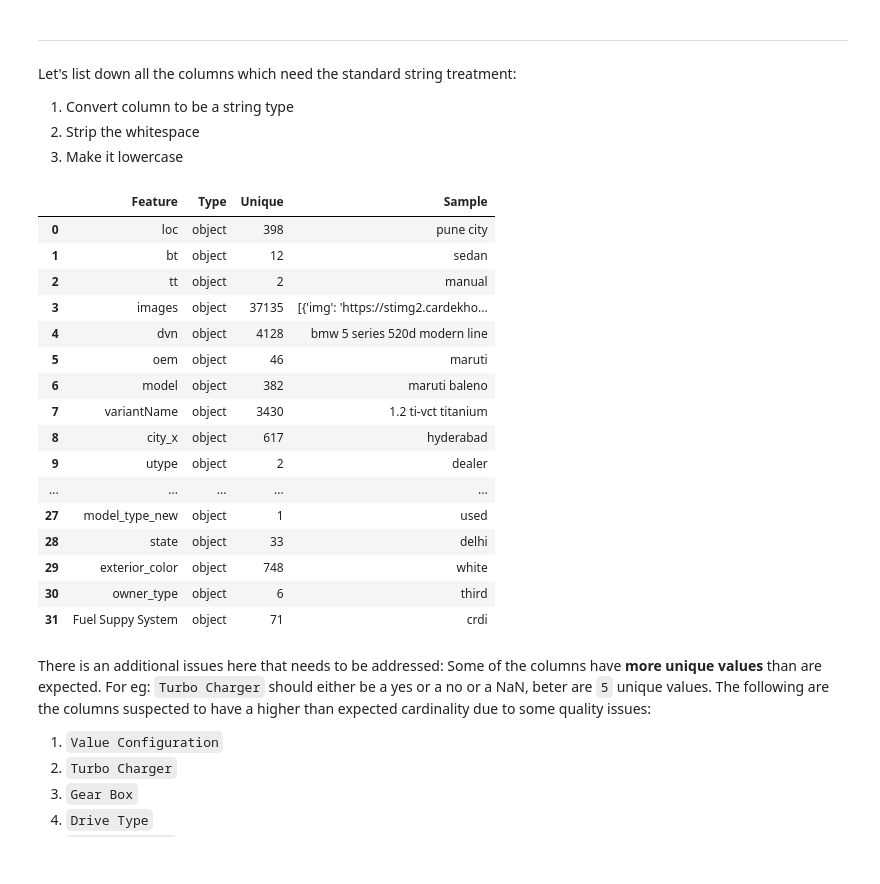
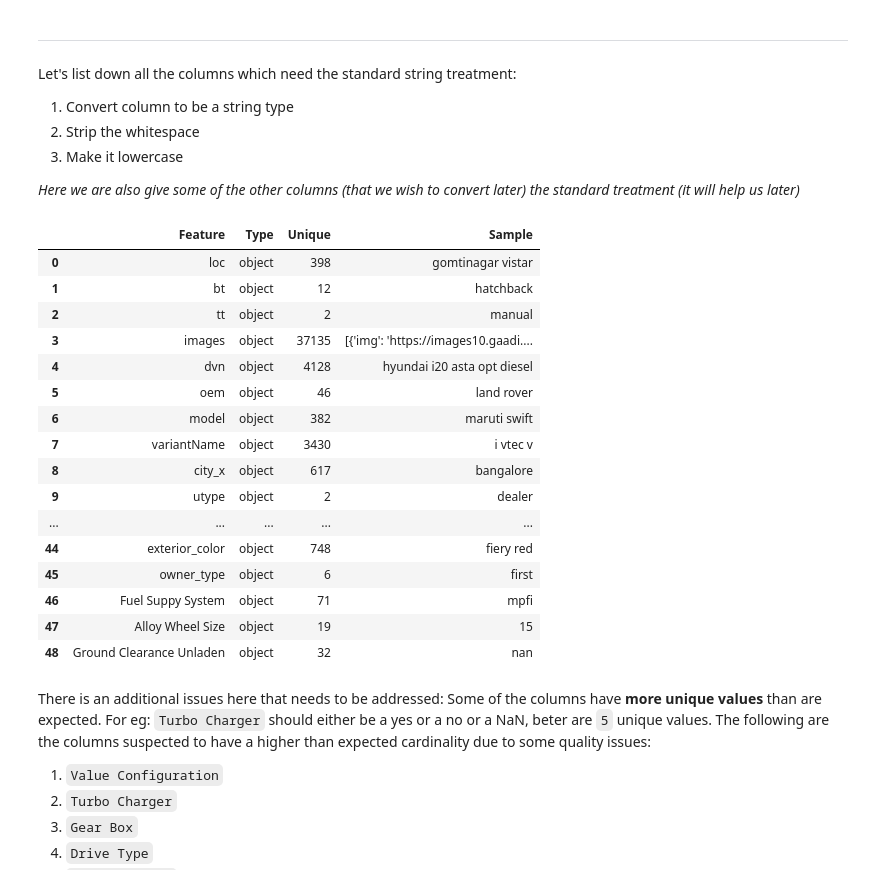
Before and after one commit to chats-bug/Priceless-Wheels, a Jupyter notebook: notebooks/data_cleaning.ipynb, the cells around one changed output. Saved outputs shown, nothing was run; the diff lists cells and outputs as text; code cells hidden in the pictures.

Commit message:
Finished cleaning the data including some type conversions and column renaming

```diff
--- a/notebooks/data_cleaning.ipynb
+++ b/notebooks/data_cleaning.ipynb
@@ -288,8 +289,10 @@ Let's list down all the columns which need the standard string treatment:
 1. Convert column to be a string type
 2. Strip the whitespace
 3. Make it lowercase
+
+*Here we are also give some of the other columns (that we wish to convert later) the standard treatment (it will help us later)*
 # %%
-columns_to_keep_str = [
+columns_str_to_lower = [
     'loc',
     'bt',
     'tt',
@@ -309,88 +312,88 @@ columns_to_keep_str = [
     'safety_features',
     'Color',
     'Engine Type',
-    # Max Power : 33.54bhp@4000 rpm -> 2 columns 33.54, 4000
-    # Max Torque : 40.2Nm@3500 rpm -> 2 columns 40.2, 3500
+    'Max Power', # Max Power : 33.54bhp@4000 rpm -> 2 columns 33.54, 4000
+    'Max Torque', # Max Torque : 40.2Nm@3500 rpm -> 2 columns 40.2, 3500
     # No of Cylinder : float -> int,
     # Values per Cylinder : float -> int, !! Fix the name -> Valve per Cylinder
     'Value Configuration', # !! Fix the name -> Valve Configuration
-    # BoreX Stroke : 69 x 72 mm -> Bore: 69, Stroke: 72
+    'BoreX Stroke', # BoreX Stroke : 69 x 72 mm -> Bore: 69, Stroke: 72
     'Turbo Charger', # Convert to boolean
     'Super Charger', # Convert to boolean
-    # Length : 3599mm -> 3599
-    # Width : 1495mm -> 1495
-    # Height : 1700mm -> 1700
-    # Wheel Base : 2400mm -> 2400
-    # Front Tread : 1295mm -> 1295
-    # Rear Tread : 1295mm -> 1295
-    # Kerb Weight : 960kg -> 960
-    # Gross Weight : 1350kg -> 1350
+    'Length', # Length : 3599mm -> 3599
+    'Width', # Width : 1495mm -> 1495
+    'Height', # Height : 1700mm -> 1700
+    'Wheel Base', # Wheel Base : 2400mm -> 2400
+    'Front Tread', # Front Tread : 1295mm -> 1295
+    'Rear Tread', # Rear Tread : 1295mm -> 1295
+    'Kerb Weight', # Kerb Weight : 960kg -> 960
+    'Gross Weight', # Gross Weight : 1350kg -> 1350
     'Gear Box', # might need some additional cleaning
     'Drive Type', # might need some additional cleaning
     # Seating Capacity : float -> int
     'Steering Type', # might need some additional cleaning
-    # Turning Radius : 4.6 metres -> 4.6
+    'Turning Radius', # Turning Radius : 4.6 metres -> 4.6
     'Front Brake Type', # might need some additional cleaning
     'Rear Brake Type', # might need some additional cleaning
-    # Top Speed	: 137 kmph -> 137
-    # Acceleration : 13.5 seconds -> 13.5
+    'Top Speed', # Top Speed : 137 kmph -> 137
+    'Acceleration', # Acceleration : 13.5 seconds -> 13.5
     'Tyre Type', # might need some additional cleaning
     # No Door Numbers : float -> int !! fix name
-    # 'Cargo Volumn' : 300 litres -> 300, !! fix name
+    'Cargo Volumn', # 'Cargo Volumn' : 300 litres -> 300, !! fix name
     'model_type_new', # !! fix name
     'state',
     'exterior_color',
     'owner_type', # might need some additional cleaning
     'Fuel Suppy System', # might need some additional cleaning
     # Compression Ratio : 10.0:1 -> 10.0
-    # Alloy Wheel Size	: convert to float
-    # Ground Clearance Unladen : 170mm -> 170
+    'Alloy Wheel Size', # Alloy Wheel Size : convert to float
+    'Ground Clearance Unladen', # Ground Clearance Unladen : 170mm -> 170
 ]
 # %%
 # Apply the changes
 temp_arr = []
 
-for col in columns_to_keep_str:
+for col in columns_str_to_lower:
     cars_df[col] = cars_df[col].astype(str).str.strip().str.lower()
 
     # Print a nice sample
     while (True):
         found = 0
         vals = [v for v in cars_df[col].sample(100)]
         for val in vals:
             if val is not None:
                 found = 1
                 vals = val
                 break
 
         if found == 1:
             temp_arr.append({
                 "Feature" : col,
                 "Type": f'{cars_df[col].dtype}',
                 "Unique": cars_df[col].nunique(),
                 "Sample": vals
             })
             break
 
 pd.DataFrame(temp_arr)
 # %% [output]
 |  | Feature | Type | Unique | Sample |
-| 0 | loc | object | 398 | pune city |
-| 1 | bt | object | 12 | sedan |
+| 0 | loc | object | 398 | gomtinagar vistar |
+| 1 | bt | object | 12 | hatchback |
 | 2 | tt | object | 2 | manual |
-| 3 | images | object | 37135 | [{'img': 'https://stimg2.cardekho... |
-| 4 | dvn | object | 4128 | bmw 5 series 520d modern line |
-| 5 | oem | object | 46 | maruti |
-| 6 | model | object | 382 | maruti baleno |
-| 7 | variantName | object | 3430 | 1.2 ti-vct titanium |
-| 8 | city_x | object | 617 | hyderabad |
+| 3 | images | object | 37135 | [{'img': 'https://images10.gaadi.... |
+| 4 | dvn | object | 4128 | hyundai i20 asta opt diesel |
+| 5 | oem | object | 46 | land rover |
+| 6 | model | object | 382 | maruti swift |
+| 7 | variantName | object | 3430 | i vtec v |
+| 8 | city_x | object | 617 | bangalore |
 | 9 | utype | object | 2 | dealer |
 | ... | ... | ... | ... | ... |
-| 27 | model_type_new | object | 1 | used |
-| 28 | state | object | 33 | delhi |
-| 29 | exterior_color | object | 748 | white |
-| 30 | owner_type | object | 6 | third |
-| 31 | Fuel Suppy System | object | 71 | crdi |
+| 44 | exterior_color | object | 748 | fiery red |
+| 45 | owner_type | object | 6 | first |
+| 46 | Fuel Suppy System | object | 71 | mpfi |
+| 47 | Alloy Wheel Size | object | 19 | 15 |
+| 48 | Ground Clearance Unladen | object | 32 | nan |
 # %% [markdown]
 There is an additional issues here that needs to be addressed:
 Some of the columns have **more unique values** than are expected. For eg: `Turbo Charger` should either be a yes or a no or a NaN, beter are `5` unique values. The following are the columns suspected to have a higher than expected cardinality due to some quality issues:
```
Also changed, not shown: parts of 63 cells of this notebook.
